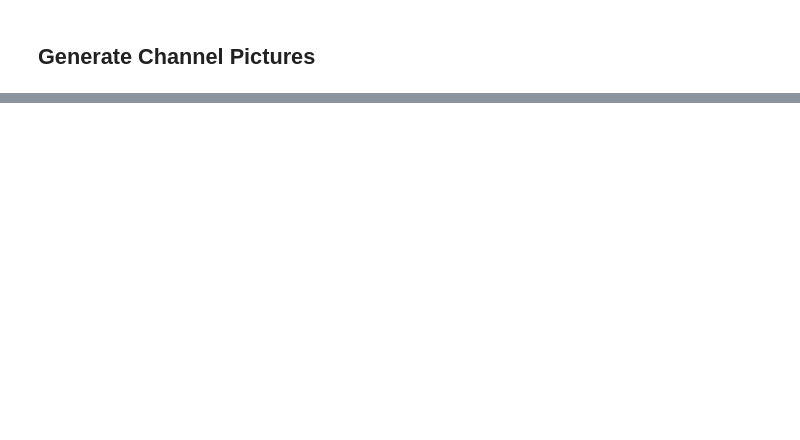
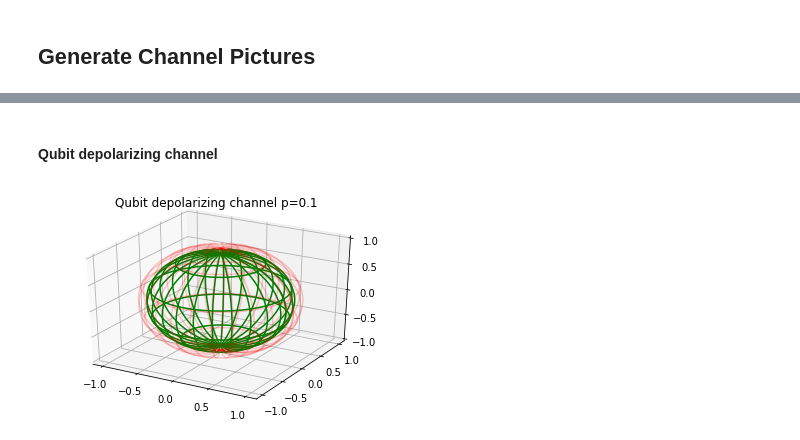
Before and after one commit to giisbert/quantuminformation19, a Jupyter notebook: Untitled.ipynb, the cells around one changed output, grey strips where cells are left out. Cells and saved outputs as stored; diff of their text form; code cells hidden in the pictures; blank space fills up the shorter version.

```diff
--- a/Untitled.ipynb
+++ b/Untitled.ipynb
@@ -139,2 +132,14 @@ plt.show()
+# %%
+def depol_channel(prob):
+    """ Generates an array with the Kraus matrices of the qubit depolarizing channel with depolarization probability
+        'prob'
+    """
+    k = np.sqrt(prob/2)
+    e_0 = np.multiply(np.sqrt(1-prob), sigma_0)
+    e_1 = np.multiply(k, np.outer([1,0],[1,0]))
+    e_2 = np.multiply(k, np.outer([1,0],[0,1]))
+    e_3 = np.multiply(k, np.outer([0,1],[1,0]))
+    e_4 = np.multiply(k, np.outer([0,1],[0,1]))
+    return e_0, e_1, e_2, e_3, e_4
 # %% [markdown]
 ## Generate Channel Pictures
@@ -140,0 +197,6 @@ plt.show()
+# %% [markdown]
+#### Qubit depolarizing channel
+# %%
+plot_channel_im(depol_channel(0.1), "Qubit depolarizing channel p=0.1")
+# %% [output]
+[figure, added]
```
Also changed, not shown: parts of 18 cells of this notebook.
